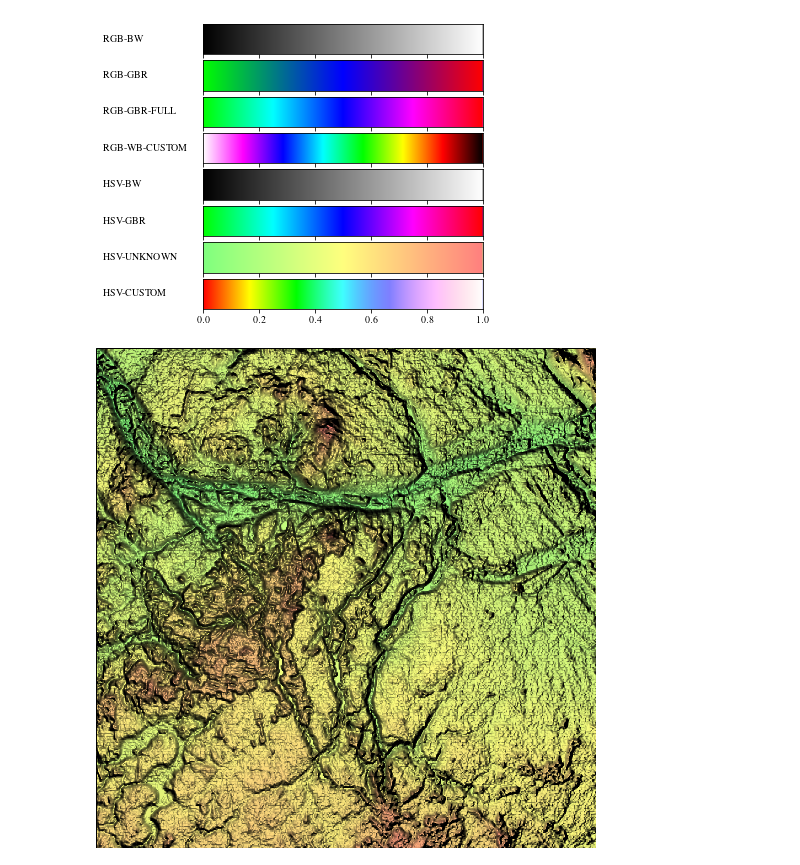
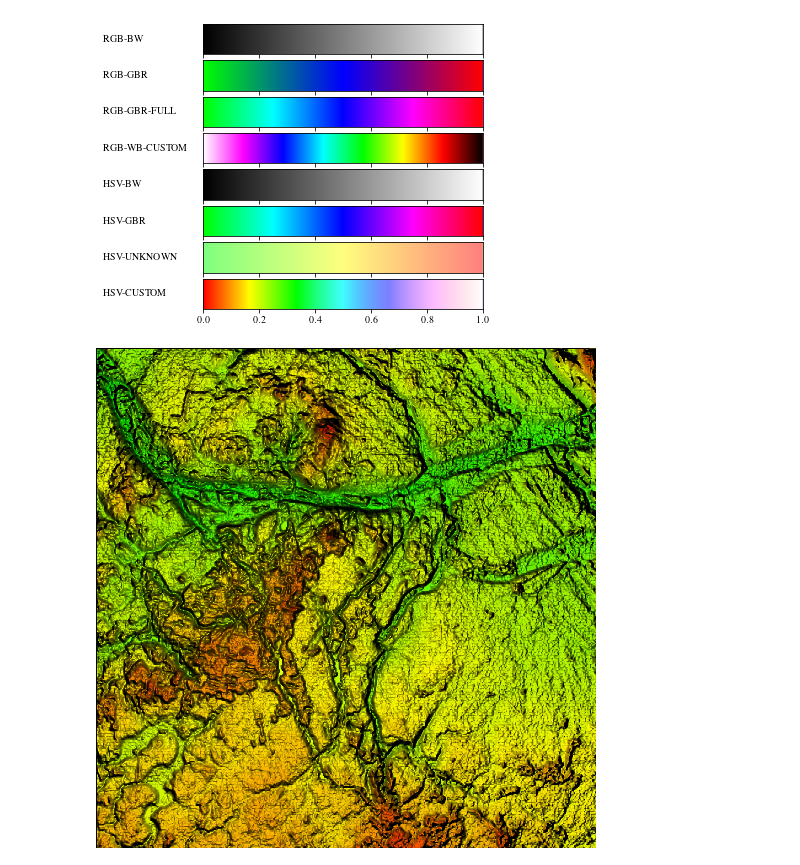
Before and after one commit to codeblessing/S5-KCK, a Jupyter notebook: #03/colors.ipynb, the cells around one changed output. Drawn from its saved outputs; the diff is of its cells as text; code cells hidden in the pictures.

Commit message:
Lab #3 change map gradient

```diff
--- a/#03/colors.ipynb
+++ b/#03/colors.ipynb
@@ -254,19 +254,19 @@ _map = Map.from_file("big.dem")
 # %%
 from IPython.display import display
 from PIL import Image
 
 def mono(value: float):
     v = int(value * 255)
     return (v, v, v)
 
 def gradient(value: float):
-    r, g, b = gradient_hsv_unknown(value)
+    r, g, b = getColor(((0,1,0), (1,1,0), (1,0,0) ), value)
     return (int(r * 255), int(g * 255), int(b * 255))
 
 LIGHT = np.array([150, 250, 700])
 buffer = _map.render(gradient, LIGHT)
 
 img = Image.frombytes("RGB", (_map.width, _map.height), bytes(buffer))
 display(img)
 # %% [output]
-[figure, old version]
+[figure, new version]
```
